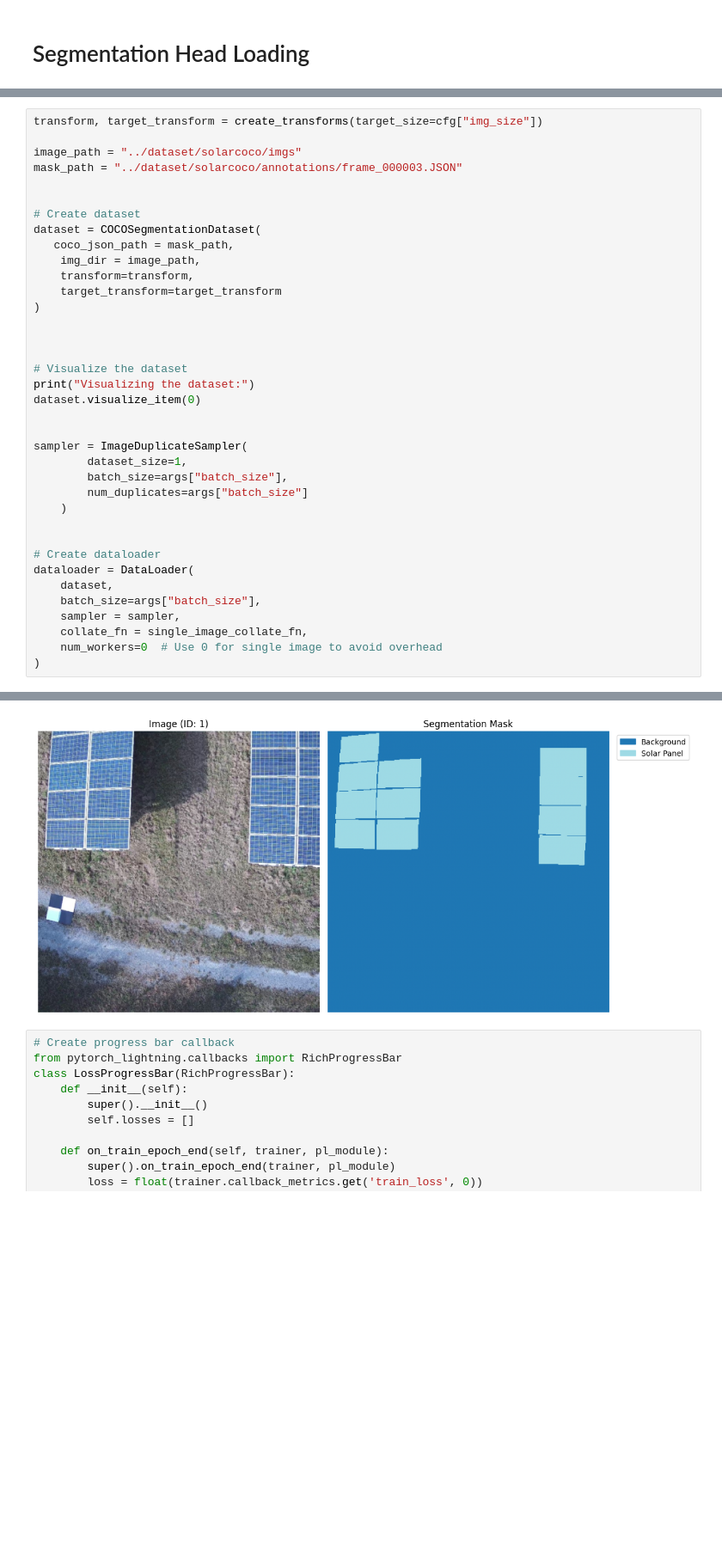
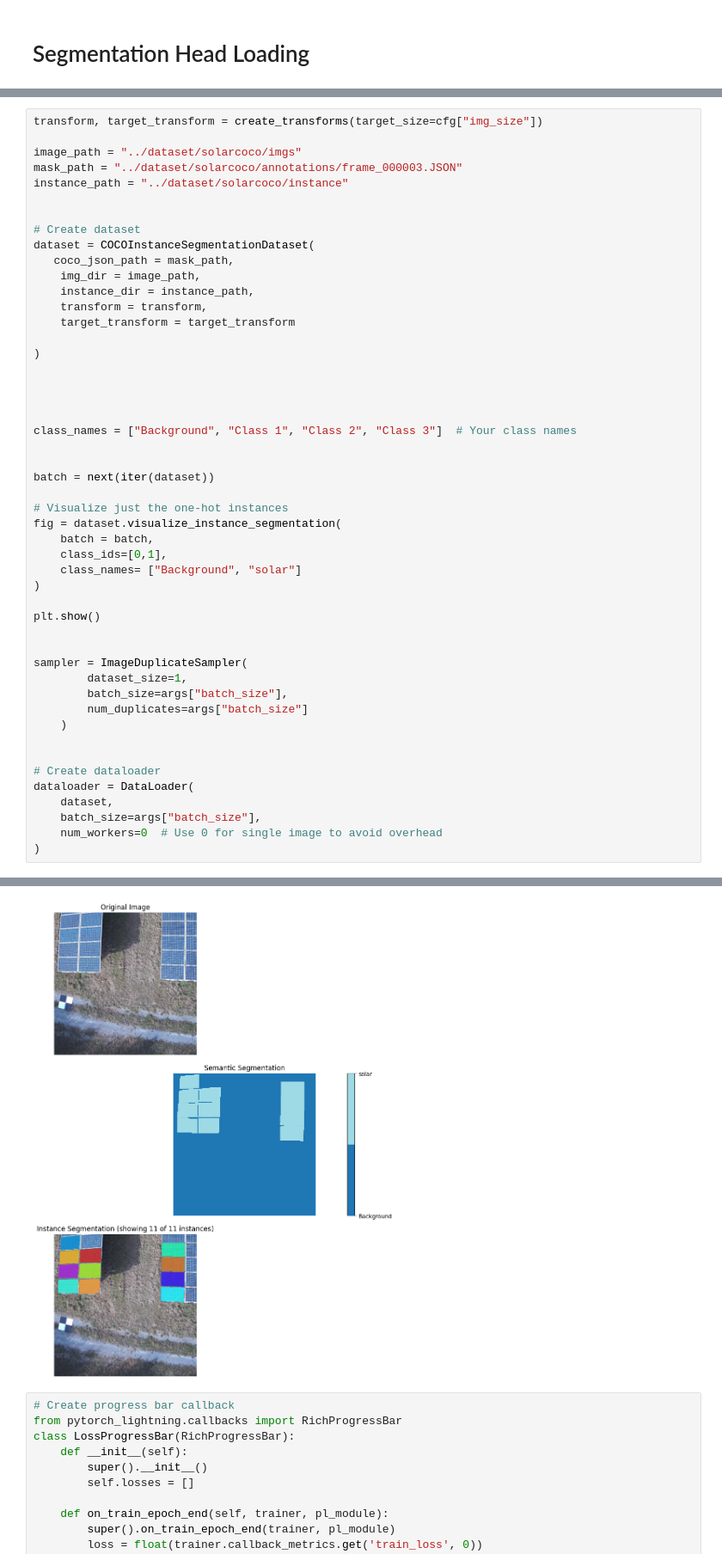
Before and after one commit to jurriandoornbos/multi_ssl, a Jupyter notebook: notebooks/g_pasiphae_seg.ipynb, the cells around one changed output, grey strips where cells are left out. Shown at 86% size. Cells and saved outputs as stored; diff of their text form; blank space fills up the shorter version.

Commit message:
instance_segmentation_step1

```diff
--- a/notebooks/g_pasiphae_seg.ipynb
+++ b/notebooks/g_pasiphae_seg.ipynb
@@ -376,21 +1158,35 @@ transform, target_transform = create_transforms(target_size=cfg["img_size"])
 
 image_path = "../dataset/solarcoco/imgs"
 mask_path = "../dataset/solarcoco/annotations/frame_000003.JSON"
+instance_path = "../dataset/solarcoco/instance"
 
 
 # Create dataset
-dataset = COCOSegmentationDataset(
+dataset = COCOInstanceSegmentationDataset(
    coco_json_path = mask_path,
     img_dir = image_path,
-    transform=transform,
-    target_transform=target_transform
+    instance_dir = instance_path,
+    transform = transform,
+    target_transform = target_transform
+
 )
 
 
 
-# Visualize the dataset
-print("Visualizing the dataset:")
-dataset.visualize_item(0)
+
+class_names = ["Background", "Class 1", "Class 2", "Class 3"]  # Your class names
+
+
+batch = next(iter(dataset))
+
+# Visualize just the one-hot instances
+fig = dataset.visualize_instance_segmentation(
+    batch = batch,
+    class_ids=[0,1],
+    class_names= ["Background", "solar"]
+)
+
+plt.show()
 
 
 sampler = ImageDuplicateSampler(
@@ -404,8 +1200,6 @@ sampler = ImageDuplicateSampler(
 dataloader = DataLoader(
     dataset,
     batch_size=args["batch_size"],
-    sampler = sampler,
-    collate_fn = single_image_collate_fn,
     num_workers=0  # Use 0 for single image to avoid overhead
 )
 # %% [output]
@@ -417,4 +1210,4 @@ Visualizing the dataset:
-[figure, old version]
+[figure, new version]
 # %%
 # Create progress bar callback
 from pytorch_lightning.callbacks import RichProgressBar
```
Also changed, not shown: parts of 3 cells of this notebook, 3 other files.
